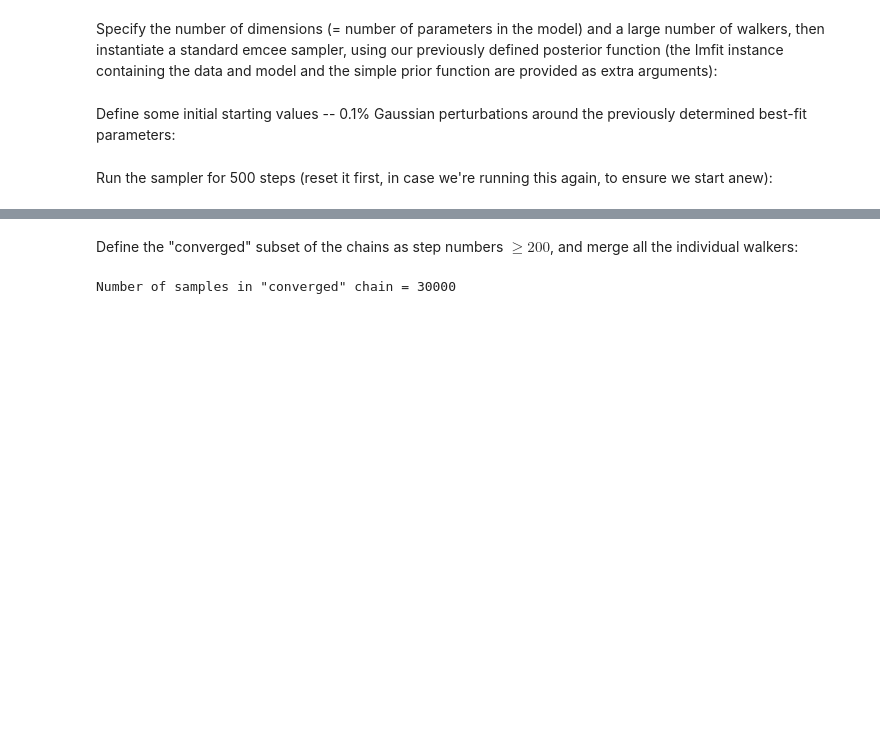
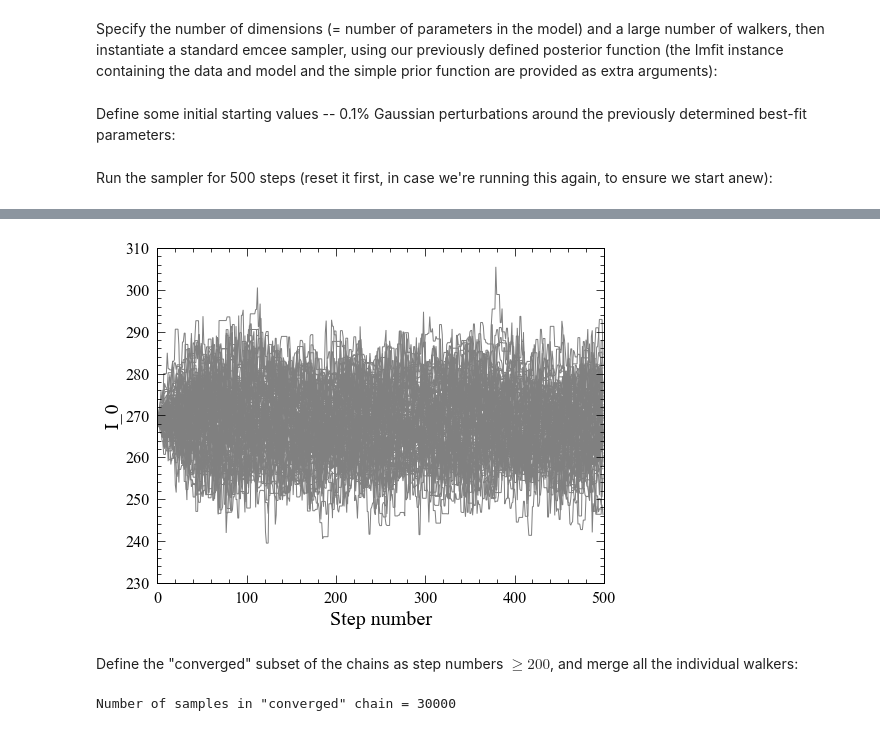
Before and after one commit to perwin/pyimfit, a Jupyter notebook: docs/pyimfit_emcee.ipynb, the cells around one changed output, grey strips where cells are left out. Drawn from its saved outputs; the diff is of its cells as text; code cells hidden in the pictures; blank space fills up the shorter version.

```diff
--- a/docs/pyimfit_emcee.ipynb
+++ b/docs/pyimfit_emcee.ipynb
@@ -163,3 +164,7 @@ PlotAllWalkers(sampler.chain, 3, 'ellipticity')
+# %%
+PlotAllWalkers(sampler.chain, 4, 'I_0')
+# %% [output]
+[figure, added]
 # %% [markdown]
 Define the "converged" subset of the chains as step numbers $\ge 200$, and merge all the individual walkers:
 # %%
```
Also changed, not shown: parts of 6 cells of this notebook, 7 other files.
